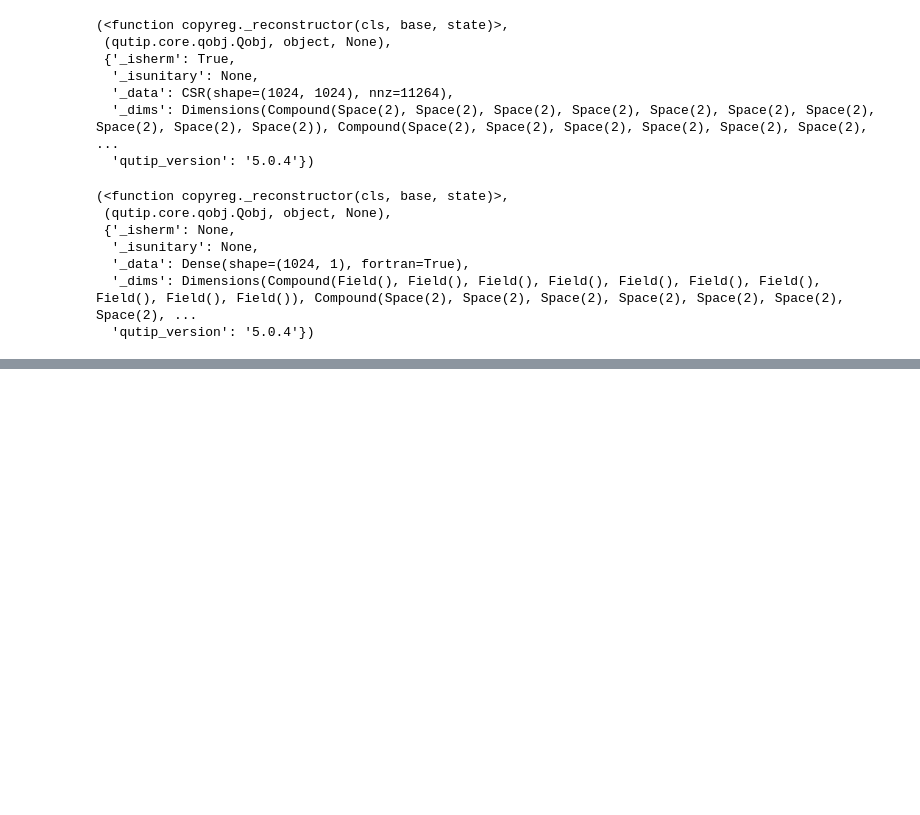
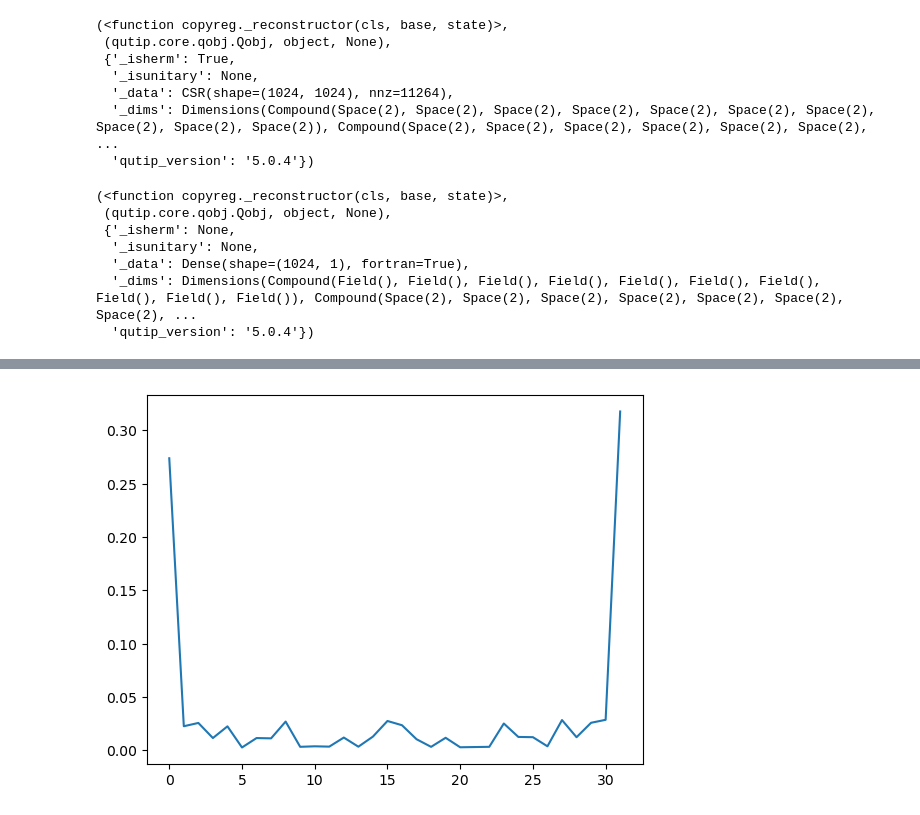
Before and after one commit to tlin06/kans_urop, a Jupyter notebook: sampling.ipynb, the cells around one changed output, grey strips where cells are left out. Saved outputs shown, nothing was run; the diff lists cells and outputs as text; code cells hidden in the pictures; blank space fills up the shorter version.

```diff
--- a/sampling.ipynb
+++ b/sampling.ipynb
@@ -159,0 +199,3 @@ tensor(-5.1956, grad_fn=<DivBackward0>)
+# %%
+model_state = lib.model_to_ground_state(model, input, amp_phase)
+model_state
@@ -159,0 +204,5 @@ tensor(-5.1956, grad_fn=<DivBackward0>)
+# %%
+plt.plot([n for n in range(0, 2 ** N)], np.abs(np.squeeze(model_state.full())) ** 2)
+plt.show()
+# %% [output]
+[figure, added]
```
Also changed, not shown: parts of 21 cells of this notebook, 3 other files.
